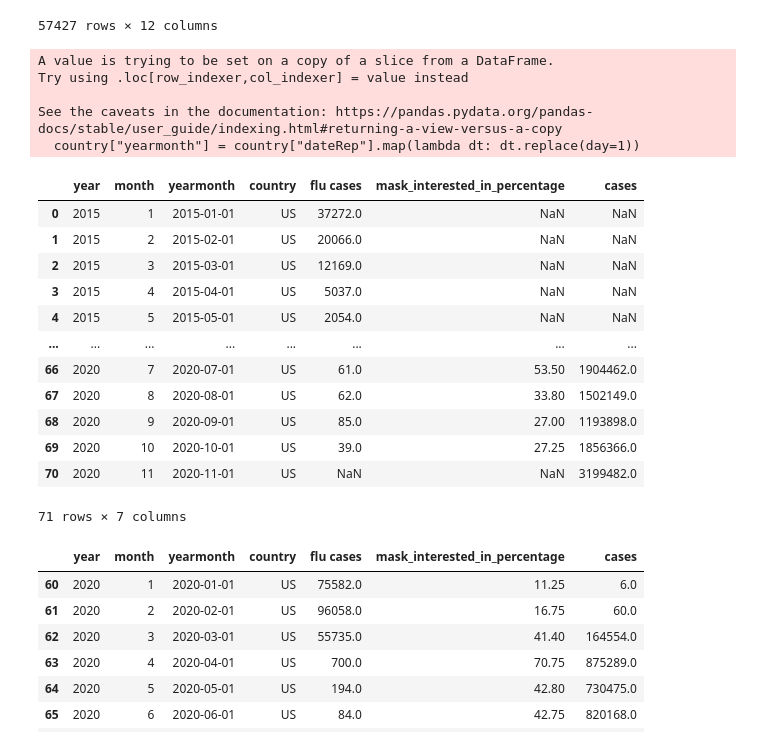
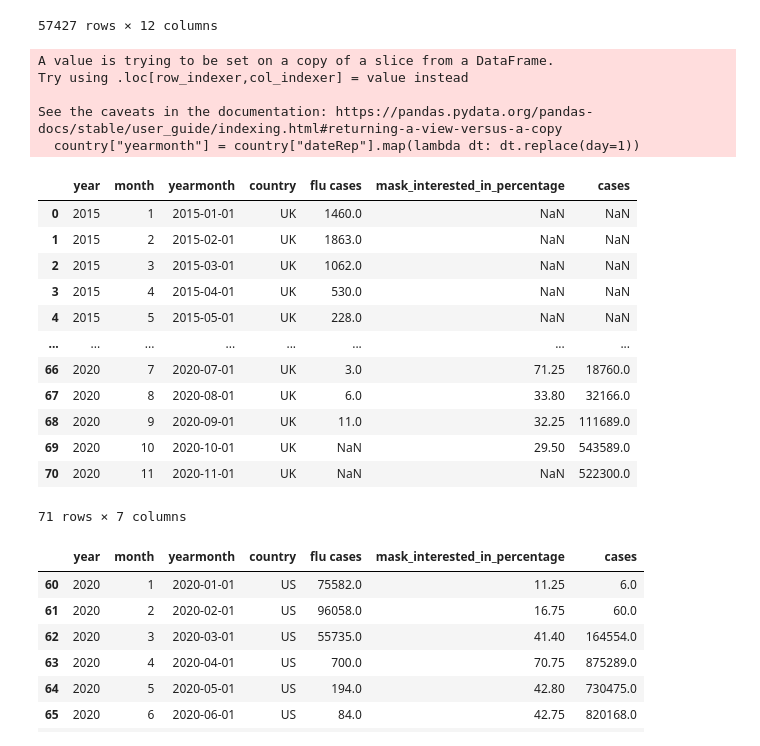
Before and after one commit to annaycc24/2020Fall_projects, a Jupyter notebook: final_pj_team05.ipynb, the cells around one changed output. Drawn from its saved outputs; the diff is of its cells as text; code cells hidden in the pictures.

```diff
--- a/final_pj_team05.ipynb
+++ b/final_pj_team05.ipynb
@@ -46,7 +46,7 @@ covid
 def get_covid_cases(country_name: str):
     if country_name == "US":
         country_name = "United_States_of_America"
-    elif country_name == "UK" or country_name == "UK1516" or country_name == "UK1718":
+    elif country_name == "UK":
         country_name = "United_Kingdom"
     country = covid.loc[covid["countriesAndTerritories"] == country_name]
     # country_new = country.groupby(["year", "month"]).sum()["cases"]
@@ -75,8 +86,8 @@ def aggregrate_data(flu_data, mask_data, covid_cases, country_name: str):
     merge = pd.concat([flu_data, mask_data, covid_cases], axis = 1).reset_index()
     merge["year"] = merge["yearmonth"].dt.year
     merge["month"] = merge["yearmonth"].dt.month
-    if country_name == "UK1516" or country_name == "UK1718":
-        country_name == "UK"
+    #if country_name == "UK1516" or country_name == "UK1718":
+        #country_name == "UK"
     merge["country"] = country_name
     merge = merge[["year", "month", "yearmonth", "country", "ALL_INF", "mask_interested_in_percentage", "cases"]]
     merge = merge.rename(columns = {"ALL_INF": "flu cases"})
@@ -85,8 +96,8 @@ def aggregrate_data(flu_data, mask_data, covid_cases, country_name: str):
 def extract_info(country: str):
     flu = "FluNetInteractiveReport_" + country + ".csv"
 
-    if country == "UK1516" or country == "UK1718":
-        country = "UK"
+    #if country == "UK1516" or country == "UK1718":
+    #    country = "UK"
     mask = "multiTimeline_" + country + ".csv"
 
     fludata = load_flu_file(flu)
@@ -146,48 +157,48 @@ def plot_graph(country: pd.DataFrame, year: int):
 # if __name__ == "__main__":
 # files
 """
 flu_china = 'FluNetInteractiveReport_China.csv'
 flu_usa = 'FluNetInteractiveReport_US.csv'
 flu_uk = 'FluNetInteractiveReport_UK.csv'
 mask_china = 'multiTimeline_China.csv'
 mask_usa = 'multiTimeline_US.csv'
 mask_uk = 'multiTimeline_UK.csv'
 """
 
 china = extract_info("China")
 us = extract_info("US")
-uk1516 = extract_info("UK1516")
-uk1718 = extract_info("UK1718")
-uk1920 = extract_info("UK")
+# uk1516 = extract_info("UK1516")
+# uk1718 = extract_info("UK1718")
+uk = extract_info("UK")
 
 # load data
 # fludata_china = load_flu_file(flu_china)
 # mask_trend_china = load_mask_file(mask_china)
 # clean data
 # fludata_china_new = get_total_flu_case_by_month(fludata_china)
 # mask_trend_china_new = get_mask_search_trend_by_month(mask_trend_china)
 # covid_case = get_covid_cases("China")
 # merga all data together
 # result_data = aggregrate_data(fludata_china_new, mask_trend_china_new, covid_case, "China")
-us
+uk
 # %% [output]
 A value is trying to be set on a copy of a slice from a DataFrame.
 Try using .loc[row_indexer,col_indexer] = value instead
 
 See the caveats in the documentation: https://pandas.pydata.org/pandas-docs/stable/user_guide/indexing.html#returning-a-view-versus-a-copy
   country["yearmonth"] = country["dateRep"].map(lambda dt: dt.replace(day=1))
 |  | year | month | yearmonth | country | flu cases | mask_interested_in_percentage | cases |
-| 0 | 2015 | 1 | 2015-01-01 | US | 37272.0 | NaN | NaN |
-| 1 | 2015 | 2 | 2015-02-01 | US | 20066.0 | NaN | NaN |
-| 2 | 2015 | 3 | 2015-03-01 | US | 12169.0 | NaN | NaN |
-| 3 | 2015 | 4 | 2015-04-01 | US | 5037.0 | NaN | NaN |
-| 4 | 2015 | 5 | 2015-05-01 | US | 2054.0 | NaN | NaN |
+| 0 | 2015 | 1 | 2015-01-01 | UK | 1460.0 | NaN | NaN |
+| 1 | 2015 | 2 | 2015-02-01 | UK | 1863.0 | NaN | NaN |
+| 2 | 2015 | 3 | 2015-03-01 | UK | 1062.0 | NaN | NaN |
+| 3 | 2015 | 4 | 2015-04-01 | UK | 530.0 | NaN | NaN |
+| 4 | 2015 | 5 | 2015-05-01 | UK | 228.0 | NaN | NaN |
 | ... | ... | ... | ... | ... | ... | ... | ... |
-| 66 | 2020 | 7 | 2020-07-01 | US | 61.0 | 53.50 | 1904462.0 |
-| 67 | 2020 | 8 | 2020-08-01 | US | 62.0 | 33.80 | 1502149.0 |
-| 68 | 2020 | 9 | 2020-09-01 | US | 85.0 | 27.00 | 1193898.0 |
-| 69 | 2020 | 10 | 2020-10-01 | US | 39.0 | 27.25 | 1856366.0 |
-| 70 | 2020 | 11 | 2020-11-01 | US | NaN | NaN | 3199482.0 |
+| 66 | 2020 | 7 | 2020-07-01 | UK | 3.0 | 71.25 | 18760.0 |
+| 67 | 2020 | 8 | 2020-08-01 | UK | 6.0 | 33.80 | 32166.0 |
+| 68 | 2020 | 9 | 2020-09-01 | UK | 11.0 | 32.25 | 111689.0 |
+| 69 | 2020 | 10 | 2020-10-01 | UK | NaN | 29.50 | 543589.0 |
+| 70 | 2020 | 11 | 2020-11-01 | UK | NaN | NaN | 522300.0 |
 71 rows × 7 columns
 # %%
 separate_data(us, 2020)
```
Also changed, not shown: parts of 7 cells of this notebook, 1 other file.
